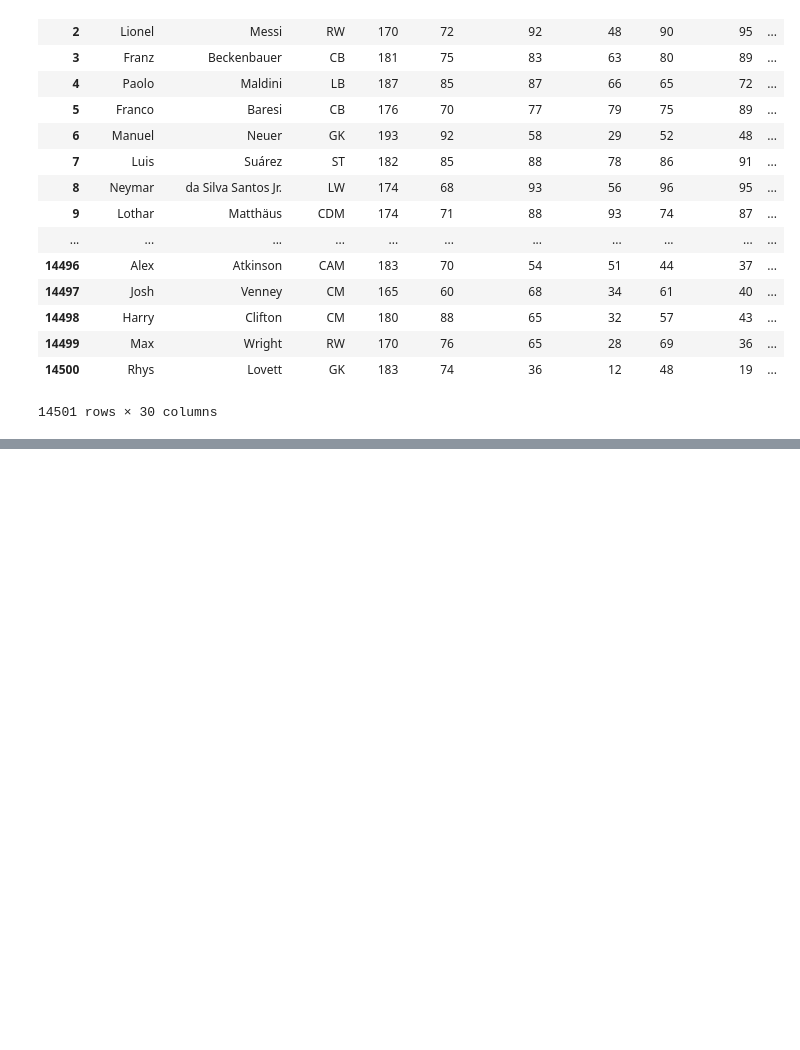
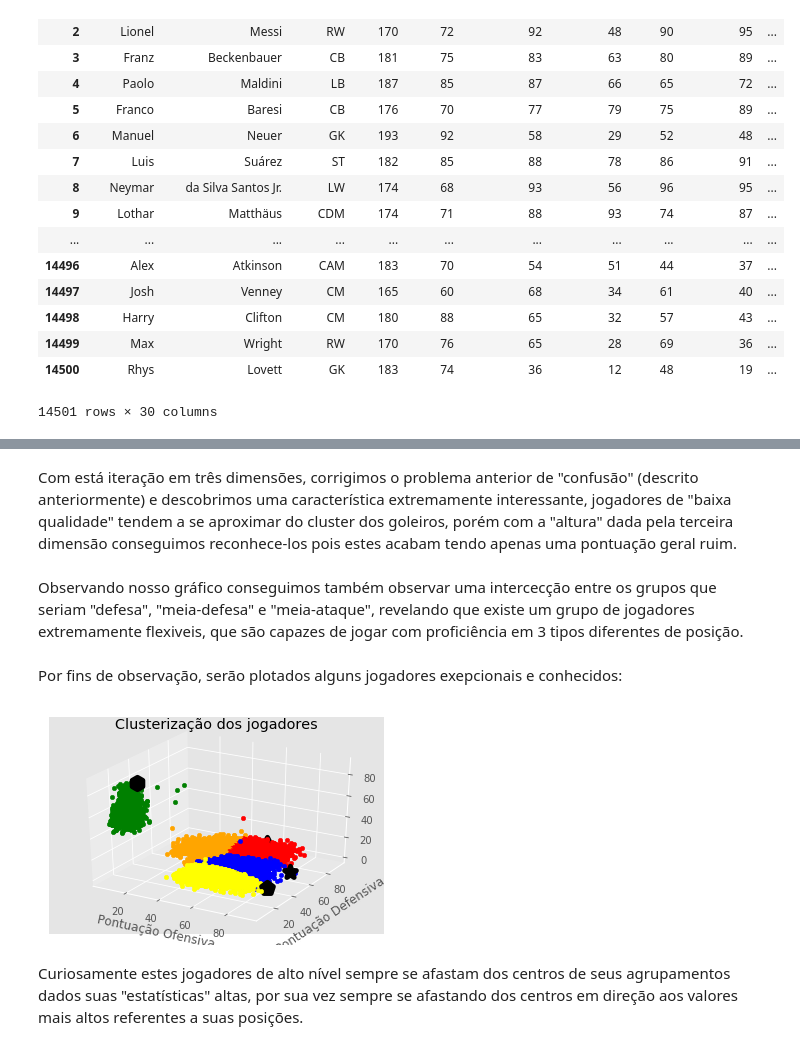
Before and after one commit to CabralxD/Ci-ncia_dos_dados_projeto_final, a Jupyter notebook: Projeto_final.ipynb, the cells around one changed output, grey strips where cells are left out. Drawn from its saved outputs; the diff is of its cells as text; code cells hidden in the pictures; blank space fills up the shorter version.

```diff
--- a/Projeto_final.ipynb
+++ b/Projeto_final.ipynb
@@ -580,0 +507,39 @@ obs: mais da metade dos erros de clusterização foram em casos de jogadores da
+# %% [markdown]
+Com está iteração em três dimensões, corrigimos o problema anterior de "confusão" (descrito anteriormente) e descobrimos uma característica extremamente interessante, jogadores de "baixa qualidade" tendem a se aproximar do cluster dos goleiros, porém com a "altura" dada pela terceira dimensão conseguimos reconhece-los pois estes acabam tendo apenas uma pontuação geral ruim.
+# %% [markdown]
+Observando nosso gráfico conseguimos também observar uma intercecção entre os grupos que seriam "defesa", "meia-defesa" e "meia-ataque", revelando que existe um grupo de jogadores extremamente flexiveis, que são capazes de jogar com proficiência em 3 tipos diferentes de posição.
+# %% [markdown]
+Por fins de observação, serão plotados alguns jogadores exepcionais e conhecidos:
+# %%
+fig = plt.figure()
+ax = fig.add_subplot(111, projection='3d')
+
+for i in range(len(X)):
+
+    ax.scatter(X[i][0], X[i][1], X[i][2], color=colors[labels[i]])
+
+    X[i].append(colors[labels[i]])
+
+
+ax.scatter(X[0][0], X[0][1], X[0][2],
+            marker="*",color='k', s=150, linewidths = 5, zorder=10)#pelé
+
+ax.scatter(X[1][0], X[1][1], X[1][2],
+            marker="p",color='k', s=150, linewidths = 5, zorder=10)#C.Ronaldo
+
+ax.scatter(X[6][0], X[6][1], X[6][2],
+            marker="h",color='k', s=150, linewidths = 5, zorder=10) #Neuer
+
+ax.scatter(X[20][0], X[20][1], X[20][2],
+            marker="^",color='k', s=150, linewidths = 5, zorder=10)#boateng
+
+
+plt.title("Clusterização dos jogadores")
+plt.xlabel("Pontuação Ofensiva")
+plt.ylabel("Pontuação Defensiva")
+
+plt.show()
+# %% [output]
+[figure, added]
+# %% [markdown]
+Curiosamente estes jogadores de alto nível sempre se afastam dos centros de seus agrupamentos dados suas "estatísticas" altas, por sua vez sempre se afastando dos centros em direção aos valores mais altos referentes a suas posições.
```
Also changed, not shown: parts of 30 cells of this notebook.
